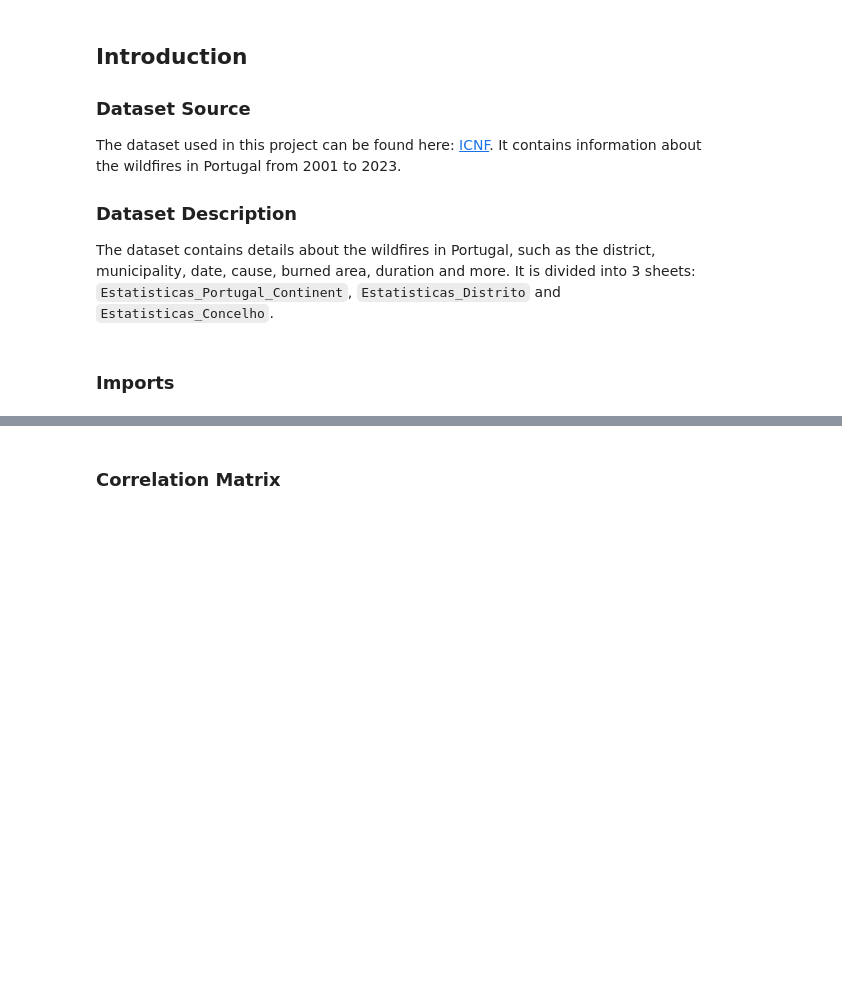
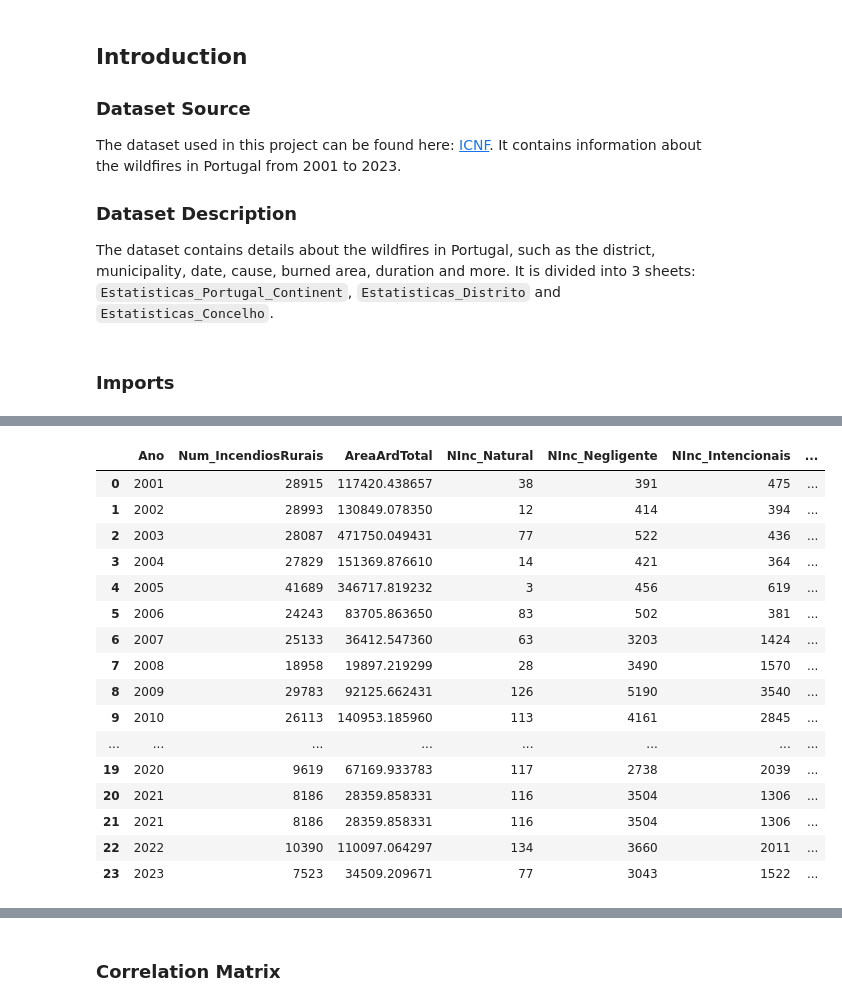
Before and after one commit to brunomfernandes45/fced_stats_project, a Jupyter notebook: phase1_preparation.ipynb, the cells around one changed output, grey strips where cells are left out. Saved outputs shown, nothing was run; the diff lists cells and outputs as text; code cells hidden in the pictures; blank space fills up the shorter version.

Commit message:
Removing columns and rows from datasets

```diff
--- a/phase1_preparation.ipynb
+++ b/phase1_preparation.ipynb
@@ -59,0 +34,13 @@ dataset
+# %%
+files = {
+    'datasets/Registos_Incendios_SGIF_2011_2020.xlsx': ['SGIF_2011_2020'],
+    'datasets/Estatisticas_Incendios_SGIF_2001_2023.xlsx': ['Estatisticas_PortugalContinent', 'Estatisticas_Distrito', 'Estatisticas_Concelho']
+}
+
+datasets = {}
+
+for file, sheets in files.items():
+    for sheet in sheets:
+        datasets[sheet] = pd.read_excel(file, sheet_name=sheet)
+
+datasets
@@ -59,0 +65,4 @@ dataset
+# %%
+# change the SGIF_2011_2020 dataset to have only these columns: Codigo_SGIF, Ano, AreaTotal_ha, ClasseArea,	Duracao_Horas, IncSup24horas, Distrito, Concelho, FonteAlerta
+datasets['SGIF_2011_2020'] = datasets['SGIF_2011_2020'][['Codigo_SGIF', 'Ano', 'AreaTotal_ha', 'ClasseArea', 'Duracao_Horas', 'IncSup24horas', 'Distrito', 'Concelho', 'FonteAlerta']]
+datasets['SGIF_2011_2020']
@@ -59,0 +83,22 @@ dataset
+# %%
+# change the Estatisticas_PortugalContinent dataset to have only these columns: Ano, Num_IncendiosRurais, AreaArdTotal, NInc_Natural, NInc_Negligente, NInc_Intencionais, NInc_Reacendimentos, NInc_Desconhecida, NInc_NaoInvestigados, Ninc_Sup24h
+datasets['Estatisticas_PortugalContinent'] = datasets['Estatisticas_PortugalContinent'][['Ano', 'Num_IncendiosRurais', 'AreaArdTotal', 'NInc_Natural', 'NInc_Negligente', 'NInc_Intencionais', 'NInc_Reacendimentos', 'NInc_Desconhecida', 'NInc_NaoInvestigados', 'Ninc_Sup24h']]
+datasets['Estatisticas_PortugalContinent']
+# %% [output]
+|  | Ano | Num_IncendiosRurais | AreaArdTotal | NInc_Natural | NInc_Negligente | NInc_Intencionais | ... |
+| 0 | 2001 | 28915 | 117420.438657 | 38 | 391 | 475 | ... |
+| 1 | 2002 | 28993 | 130849.078350 | 12 | 414 | 394 | ... |
+| 2 | 2003 | 28087 | 471750.049431 | 77 | 522 | 436 | ... |
+| 3 | 2004 | 27829 | 151369.876610 | 14 | 421 | 364 | ... |
+| 4 | 2005 | 41689 | 346717.819232 | 3 | 456 | 619 | ... |
+| 5 | 2006 | 24243 | 83705.863650 | 83 | 502 | 381 | ... |
+| 6 | 2007 | 25133 | 36412.547360 | 63 | 3203 | 1424 | ... |
+| 7 | 2008 | 18958 | 19897.219299 | 28 | 3490 | 1570 | ... |
+| 8 | 2009 | 29783 | 92125.662431 | 126 | 5190 | 3540 | ... |
+| 9 | 2010 | 26113 | 140953.185960 | 113 | 4161 | 2845 | ... |
+| ... | ... | ... | ... | ... | ... | ... | ... |
+| 19 | 2020 | 9619 | 67169.933783 | 117 | 2738 | 2039 | ... |
+| 20 | 2021 | 8186 | 28359.858331 | 116 | 3504 | 1306 | ... |
+| 21 | 2021 | 8186 | 28359.858331 | 116 | 3504 | 1306 | ... |
+| 22 | 2022 | 10390 | 110097.064297 | 134 | 3660 | 2011 | ... |
+| 23 | 2023 | 7523 | 34509.209671 | 77 | 3043 | 1522 | ... |
```
Also changed, not shown: parts of 14 cells of this notebook.
